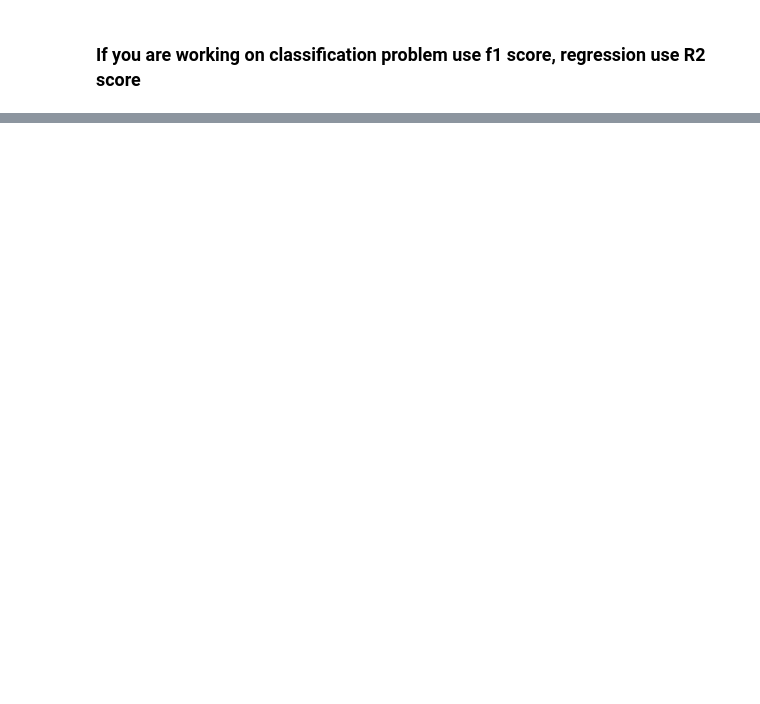
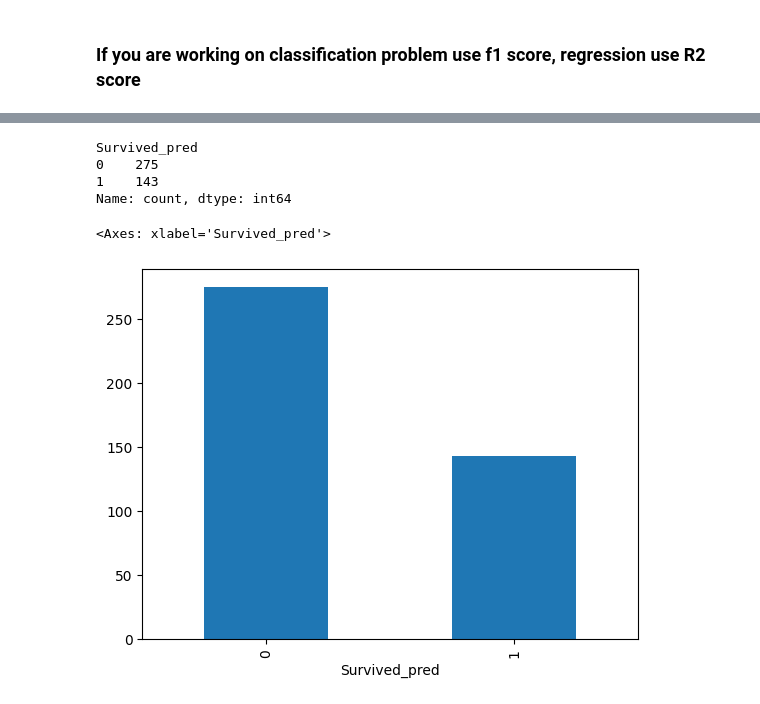
Before and after one commit to AdarshP383/Machine-Learning, a Jupyter notebook: Algorthim/algo.ipynb, the cells around one changed output, grey strips where cells are left out. Cells and saved outputs as stored; diff of their text form; code cells hidden in the pictures; blank space fills up the shorter version.

```diff
--- a/Algorthim/algo.ipynb
+++ b/Algorthim/algo.ipynb
@@ -280,0 +431,2 @@ ValueError: Classification metrics can't handle a mix of binary and continuous t
+# %%
+xnew_pre = pre.transform(xnew)
@@ -280,0 +442,3 @@ ValueError: Classification metrics can't handle a mix of binary and continuous t
+# %%
+pred = best_model.predict(xnew_pre)
+prob = best_model.predict_proba(xnew_pre)
@@ -280,0 +461,3 @@ ValueError: Classification metrics can't handle a mix of binary and continuous t
+# %%
+prob_sur = prob[:,1]
+prob_sur[0:5]
@@ -280,0 +468,4 @@ ValueError: Classification metrics can't handle a mix of binary and continuous t
+# %%
+df_final = xnew[['PassengerId']]
+df_final ['Survived_pred'] = pred
+df_final['Probability'] = prob_sur
@@ -280,0 +488,12 @@ ValueError: Classification metrics can't handle a mix of binary and continuous t
+# %%
+df_final['Survived_pred'].value_counts()
+# %% [output]
+Survived_pred
+0    275
+1    143
+Name: count, dtype: int64
+# %%
+df_final['Survived_pred'].value_counts().plot(kind='bar')
+# %% [output]
+<Axes: xlabel='Survived_pred'>
+[figure, added]
```
Also changed, not shown: parts of 34 cells of this notebook, 1 other file.
